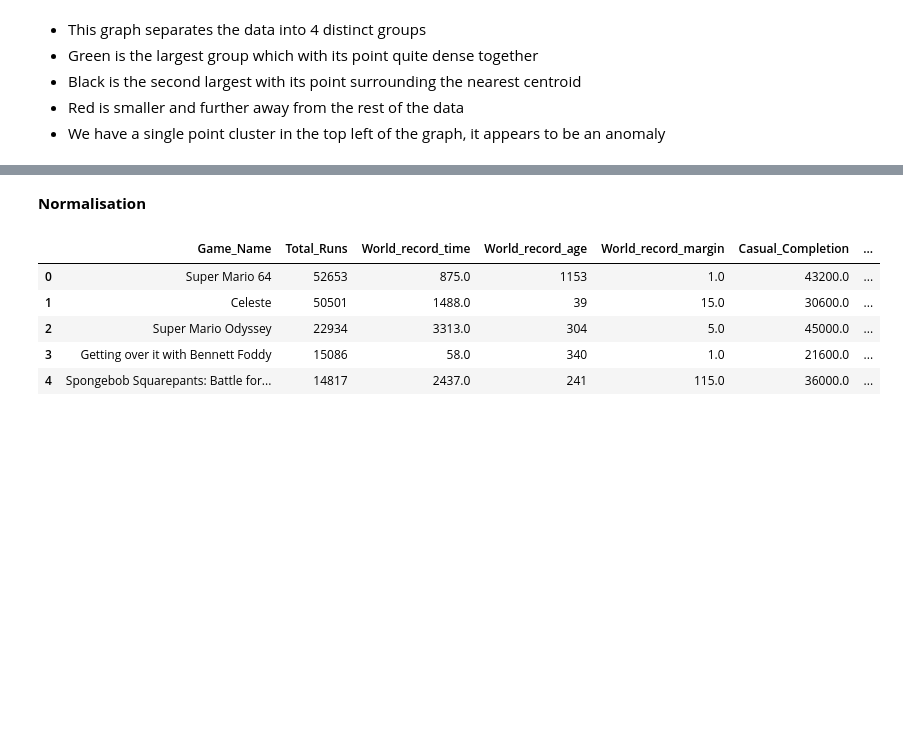
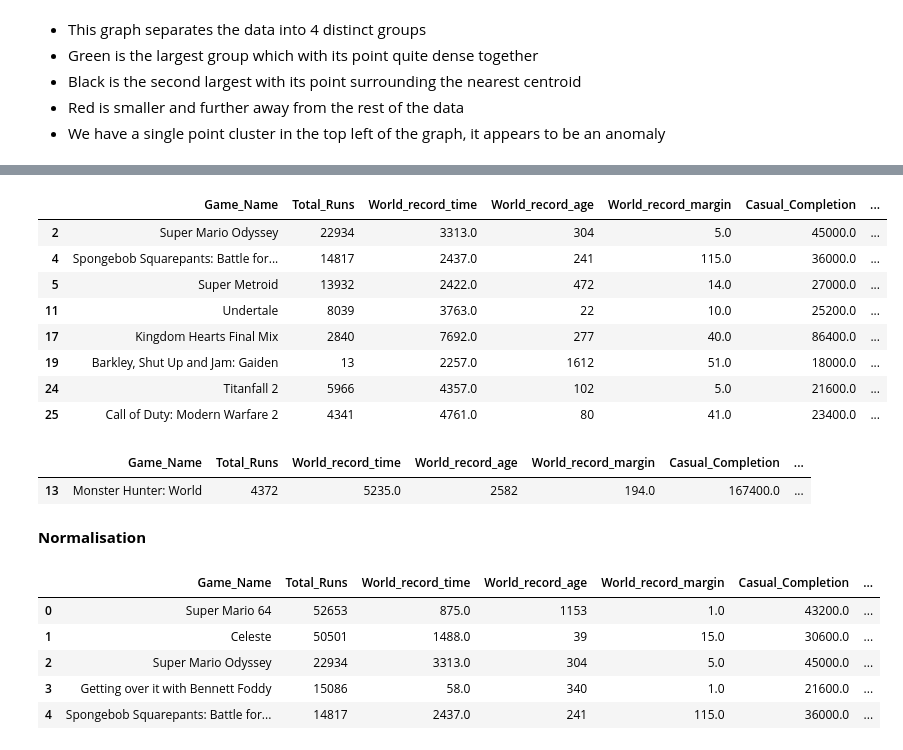
Before and after one commit to Jamie-Lawlor/Road_to_world_record_composite_index, a Jupyter notebook: Road_to_world_record.ipynb, the cells around one changed output, grey strips where cells are left out. Cells and saved outputs as stored; diff of their text form; code cells hidden in the pictures; blank space fills up the shorter version.

```diff
--- a/Road_to_world_record.ipynb
+++ b/Road_to_world_record.ipynb
@@ -344,3 +371,21 @@ plt.scatter(km.cluster_centers_[:,0], km.cluster_centers_[:,1], color='purple',
+# %%
+df2.head(20)
+# %% [output]
+|  | Game_Name | Total_Runs | World_record_time | World_record_age | World_record_margin | Casual_Completion | ... |
+| 2 | Super Mario Odyssey | 22934 | 3313.0 | 304 | 5.0 | 45000.0 | ... |
+| 4 | Spongebob Squarepants: Battle for... | 14817 | 2437.0 | 241 | 115.0 | 36000.0 | ... |
+| 5 | Super Metroid | 13932 | 2422.0 | 472 | 14.0 | 27000.0 | ... |
+| 11 | Undertale | 8039 | 3763.0 | 22 | 10.0 | 25200.0 | ... |
+| 17 | Kingdom Hearts Final Mix | 2840 | 7692.0 | 277 | 40.0 | 86400.0 | ... |
+| 19 | Barkley, Shut Up and Jam: Gaiden | 13 | 2257.0 | 1612 | 51.0 | 18000.0 | ... |
+| 24 | Titanfall 2 | 5966 | 4357.0 | 102 | 5.0 | 21600.0 | ... |
+| 25 | Call of Duty: Modern Warfare 2 | 4341 | 4761.0 | 80 | 41.0 | 23400.0 | ... |
+# %%
+df3 = data[data.cluster == 3]
+df3.head(20)
+# %% [output]
+|  | Game_Name | Total_Runs | World_record_time | World_record_age | World_record_margin | Casual_Completion | ... |
+| 13 | Monster Hunter: World | 4372 | 5235.0 | 2582 | 194.0 | 167400.0 | ... |
 # %% [markdown]
 **Normalisation**
 # %%
```
Also changed, not shown: parts of 13 cells of this notebook, 1 other file.
